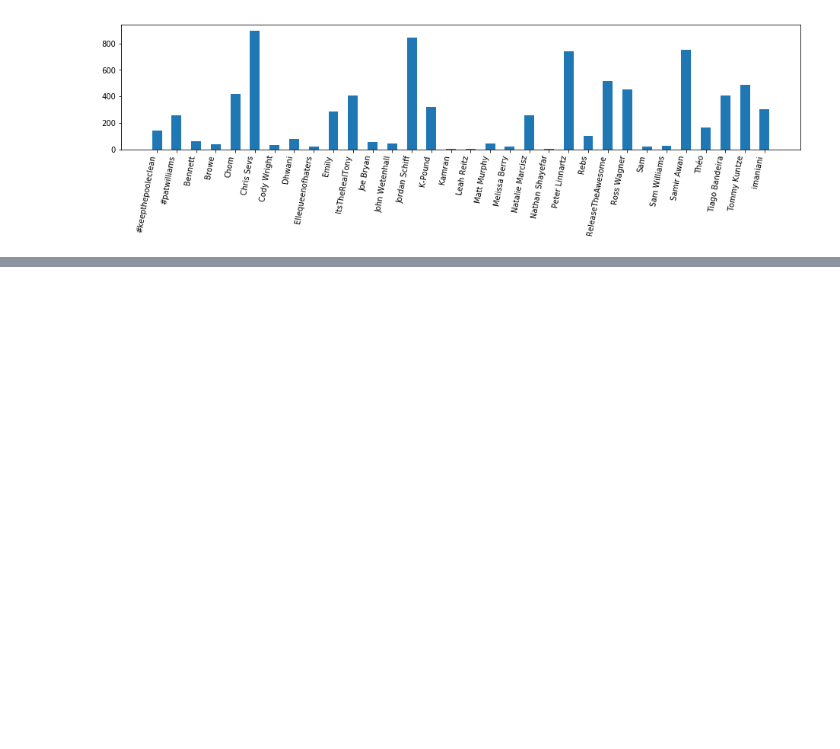
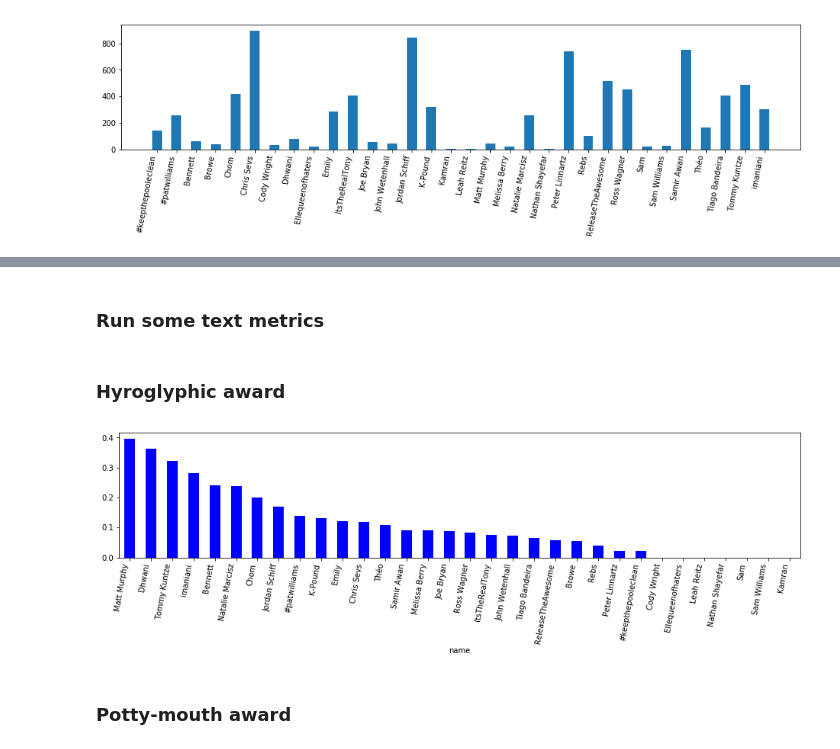
Before and after one commit to joeb1415/line, a Jupyter notebook: line_analysis.ipynb, the cells around one changed output, grey strips where cells are left out. Drawn from its saved outputs; the diff is of its cells as text; code cells hidden in the pictures; blank space fills up the shorter version.

```diff
--- a/line_analysis.ipynb
+++ b/line_analysis.ipynb
@@ -63,5 +69,5 @@ Let's take a look at who's the chattiest
 # %%
-count = records.groupby('name').count()['text']
+count = records.groupby('name')['timestamp'].agg('count')
 
 fig = plt.figure(figsize=(16, 3))
 ax = fig.add_subplot(111)
@@ -132,0 +95,2 @@ records[:100]
+# %% [markdown]
+### Run some text metrics
@@ -132,0 +159,14 @@ records[:100]
+# %% [markdown]
+### Hyroglyphic award
+# %%
+sticker_count = records.groupby('name')['sticker'].agg('sum')
+
+sticker_rate = sticker_count / count
+sticker_rate = sticker_rate.sort_values(ascending=False)
+
+ax = sticker_rate.plot(kind='bar', rot=80, figsize=(16, 3), color='b')
+ax = ax.set_xticklabels(ax.get_xticklabels(), ha='right')
+# %% [output]
+[figure, added]
+# %% [markdown]
+### Potty-mouth award
```
Also changed, not shown: parts of 25 cells of this notebook, 11 other files.
